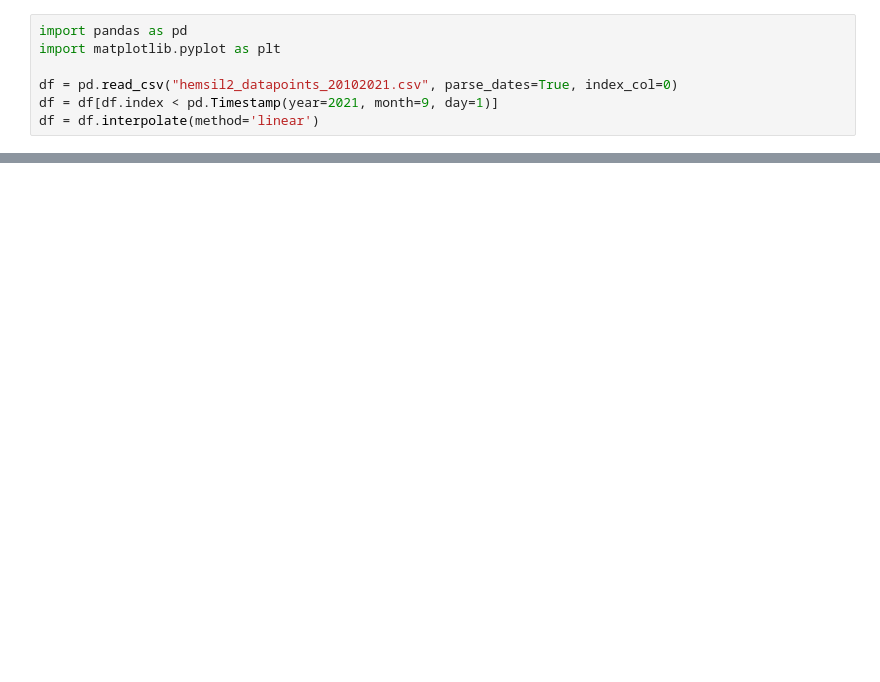
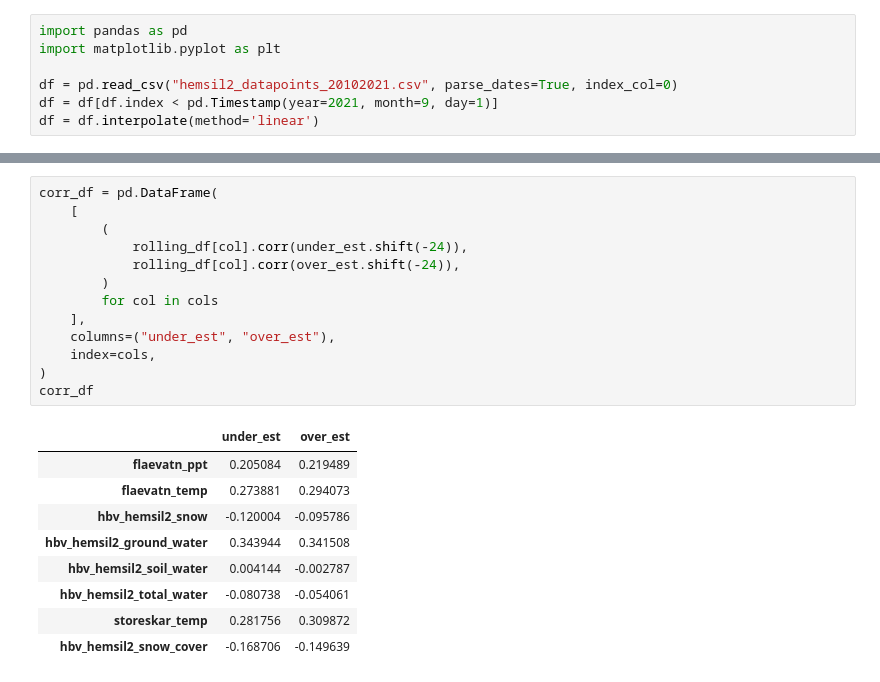
Before and after one commit to vetleras/2022-hackathon, a Jupyter notebook: main.ipynb, the cells around one changed output, grey strips where cells are left out. Saved outputs shown, nothing was run; the diff lists cells and outputs as text; blank space fills up the shorter version.

```diff
--- a/main.ipynb
+++ b/main.ipynb
@@ -68,0 +69,23 @@ for _, monthgroup in monthgroups:
+# %%
+corr_df = pd.DataFrame(
+    [
+        (
+            rolling_df[col].corr(under_est.shift(-24)),
+            rolling_df[col].corr(over_est.shift(-24)),
+        )
+        for col in cols
+    ],
+    columns=("under_est", "over_est"),
+    index=cols,
+)
+corr_df
+# %% [output]
+|  | under_est | over_est |
+| flaevatn_ppt | 0.205084 | 0.219489 |
+| flaevatn_temp | 0.273881 | 0.294073 |
+| hbv_hemsil2_snow | -0.120004 | -0.095786 |
+| hbv_hemsil2_ground_water | 0.343944 | 0.341508 |
+| hbv_hemsil2_soil_water | 0.004144 | -0.002787 |
+| hbv_hemsil2_total_water | -0.080738 | -0.054061 |
+| storeskar_temp | 0.281756 | 0.309872 |
+| hbv_hemsil2_snow_cover | -0.168706 | -0.149639 |
```
Also changed, not shown: parts of 5 cells of this notebook, 3 other files.
